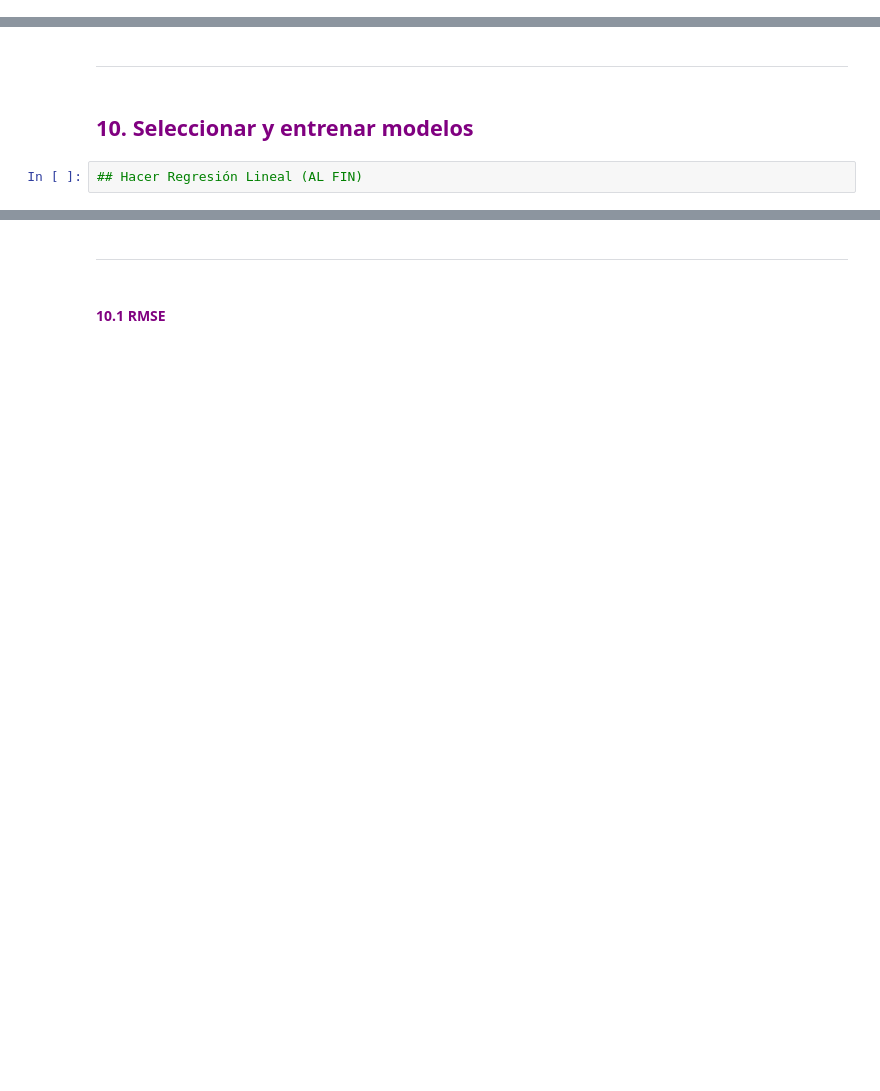
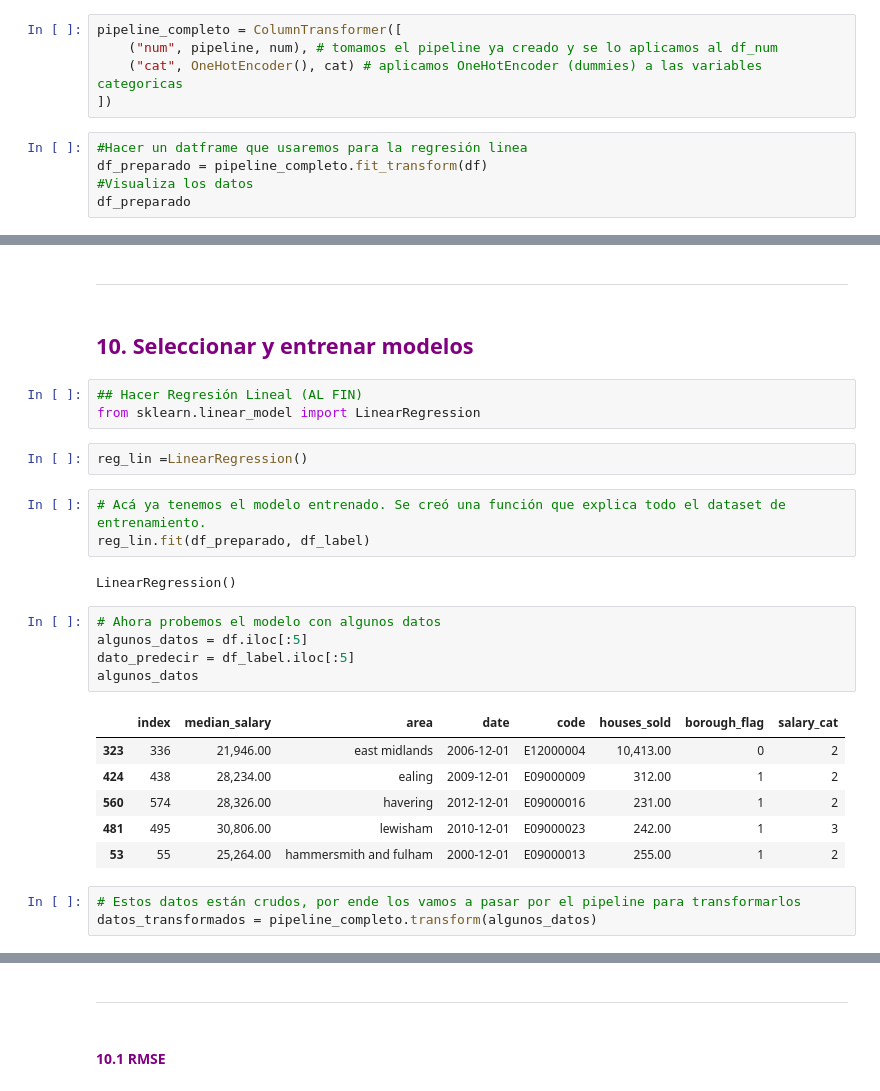
Before and after one commit to gabrielgudino/real_state, a Jupyter notebook: Cap2_plantilla.ipynb, the cells around one changed output, grey strips where cells are left out. Saved outputs shown, nothing was run; the diff lists cells and outputs as text; blank space fills up the shorter version.

Commit message:
Modelo regresivo resuelto

```diff
--- a/Cap2_plantilla.ipynb
+++ b/Cap2_plantilla.ipynb
@@ -606,0 +709,10 @@ Porque el SimpleImputer rellena todas las columnas al mismo tiempo y esto en un
+# %%
+pipeline_completo = ColumnTransformer([
+    ("num", pipeline, num), # tomamos el pipeline ya creado y se lo aplicamos al df_num
+    ("cat", OneHotEncoder(), cat) # aplicamos OneHotEncoder (dummies) a las variables categoricas
+])
+# %%
+#Hacer un datframe que usaremos para la regresión linea
+df_preparado = pipeline_completo.fit_transform(df)
+#Visualiza los datos
+df_preparado
@@ -610,3 +745,26 @@ Porque el SimpleImputer rellena todas las columnas al mismo tiempo y esto en un
 ## <span style="color:purple">10. Seleccionar y entrenar modelos </span>
 # %%
 ## Hacer Regresión Lineal (AL FIN)
+from sklearn.linear_model import LinearRegression
+# %%
+reg_lin =LinearRegression()
+# %%
+# Acá ya tenemos el modelo entrenado. Se creó una función que explica todo el dataset de entrenamiento.
+reg_lin.fit(df_preparado, df_label)
+# %% [output]
+LinearRegression()
+# %%
+# Ahora probemos el modelo con algunos datos
+algunos_datos = df.iloc[:5]
+dato_predecir = df_label.iloc[:5]
+algunos_datos
+# %% [output]
+|  | index | median_salary | area | date | code | houses_sold | borough_flag | salary_cat |
+| 323 | 336 | 21,946.00 | east midlands | 2006-12-01 | E12000004 | 10,413.00 | 0 | 2 |
+| 424 | 438 | 28,234.00 | ealing | 2009-12-01 | E09000009 | 312.00 | 1 | 2 |
+| 560 | 574 | 28,326.00 | havering | 2012-12-01 | E09000016 | 231.00 | 1 | 2 |
+| 481 | 495 | 30,806.00 | lewisham | 2010-12-01 | E09000023 | 242.00 | 1 | 3 |
+| 53 | 55 | 25,264.00 | hammersmith and fulham | 2000-12-01 | E09000013 | 255.00 | 1 | 2 |
+# %%
+# Estos datos están crudos, por ende los vamos a pasar por el pipeline para transformarlos
+datos_transformados = pipeline_completo.transform(algunos_datos)
```
Also changed, not shown: parts of 103 cells of this notebook.
